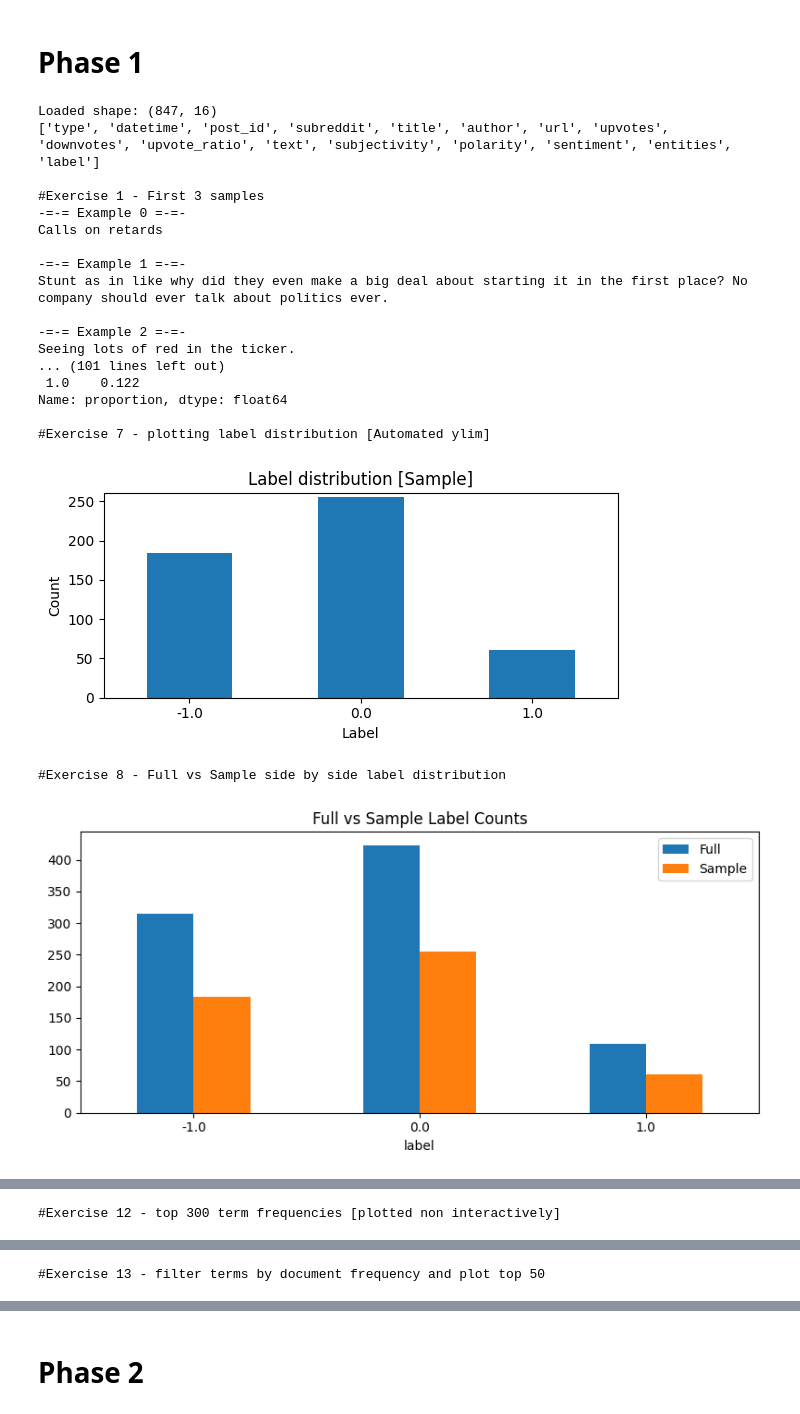
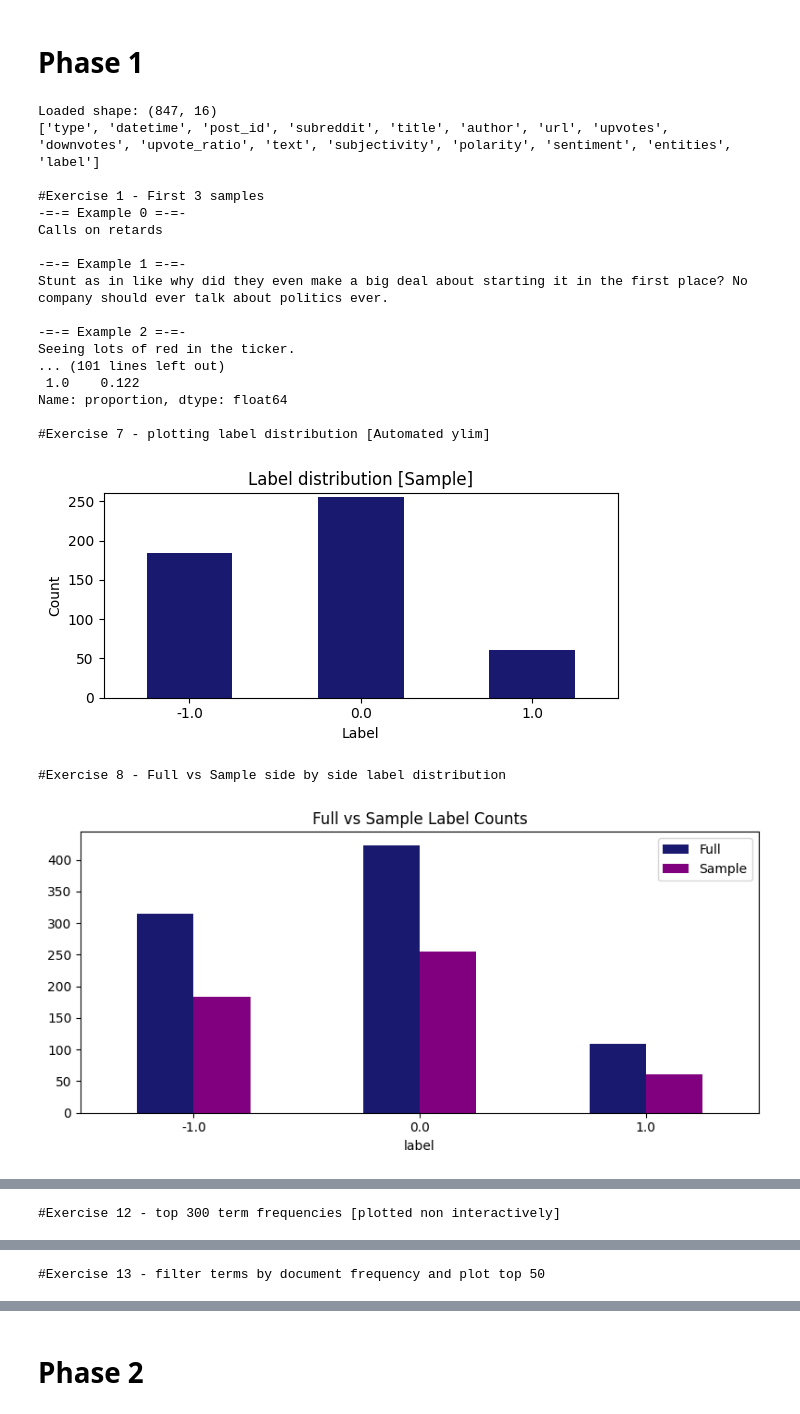
Before and after one commit to DavidGJ4/DM2025-Lab1-Exercise, a Jupyter notebook: DM2025-Lab1-Homework.ipynb, the cells around one changed output, grey strips where cells are left out. Cells and saved outputs as stored; diff of their text form; code cells hidden in the pictures.

Commit message:
COlored

```diff
--- a/DM2025-Lab1-Homework.ipynb
+++ b/DM2025-Lab1-Homework.ipynb
@@ -142,7 +142,13 @@ print(X_sample["label"].value_counts(normalize=True))
 #Exercise 7 : plotting category distribution with automated ylim
 print("\n#Exercise 7 - plotting label distribution [Automated ylim]")
 label_counts = X_sample["label"].value_counts().sort_index()
-ax = label_counts.plot(kind="bar", rot=0, figsize=(6,3), title="Label distribution [Sample]")
+ax = label_counts.plot(
+    kind="bar",
+    rot=0,
+    figsize=(6,3),
+    title="Label distribution [Sample]",
+    color="midnightblue"#ADding color
+)
 ymax = label_counts.max() + 5
 ax.set_ylim(0, ymax)
 ax.set_xlabel("Label")
@@ -155,7 +161,13 @@ print("\n#Exercise 8 - Full vs Sample side by side label distribution")
 counts_full = X["label"].value_counts().sort_index()
 counts_sample = X_sample["label"].value_counts().sort_index()
 df_counts = pd.DataFrame({"Full": counts_full, "Sample": counts_sample}).fillna(0)
-df_counts.plot(kind="bar", figsize=(8,4), rot=0, title="Full vs Sample Label Counts")
+df_counts.plot(
+    kind="bar",
+    figsize=(8,4),
+    rot=0,
+    title="Full vs Sample Label Counts",
+    color=["midnightblue", "purple"]#Making bar colors contrast each other
+)
 plt.tight_layout()
 plt.show()
 
@@ -213,7 +225,11 @@ freqs = term_frequencies
 df_terms = pd.DataFrame({"term": terms_all, "frequency": freqs})
 df_top = df_terms.nlargest(min(300, len(df_terms)), "frequency")
 plt.figure(figsize=(12,5))
-plt.bar(range(len(df_top)), df_top["frequency"].values)
+plt.bar(
+    range(len(df_top)),
+    df_top["frequency"].values,
+    color="midnightblue"
+)
 plt.xticks(range(len(df_top)), df_top["term"].values, rotation=70)
 plt.title("Top term frequencies [Up to 300 terms]")
 plt.tight_layout()
@@ -228,7 +244,7 @@ filtered_freqs = freqs[mask]
 df_filtered = pd.DataFrame({"term": filtered_terms, "frequency": filtered_freqs})
 df_top50 = df_filtered.nlargest(50, "frequency")
 plt.figure(figsize=(12,4))
-plt.bar(range(50), df_top50["frequency"])
+plt.bar(range(50), df_top50["frequency"], color="midnightblue")
 plt.xticks(range(50), df_top50["term"], rotation=70)
 plt.title("Top 50 Filtered Term Frequencies")
 plt.tight_layout()
@@ -241,7 +257,7 @@ sorted_terms = terms_all[sort_idx]
 sorted_freqs = freqs[sort_idx]
 top_n = min(50, len(sorted_terms))
 plt.figure(figsize=(12,4))
-plt.bar(range(top_n), sorted_freqs[:top_n])
+plt.bar(range(top_n), sorted_freqs[:top_n], color="midnightblue")
 plt.xticks(range(top_n), sorted_terms[:top_n], rotation=70)
 plt.title("Top 50 Terms Sorted by Frequency")
 plt.tight_layout()
@@ -251,7 +267,8 @@ plt.show()
 print("\n#Exercise 15 - log-scaled term frequencies [top 50]")
 tf_log = np.log(np.where(sorted_freqs > 0, sorted_freqs, 1))
 plt.figure(figsize=(12,4))
-plt.bar(range(top_n), tf_log[:top_n])
+plt.bar(range(top_n), tf_log[:top_n], color="midnightblue")
+plt.style.use("default")
 plt.xticks(range(top_n), sorted_terms[:top_n], rotation=70)
 plt.title("Top 50 Terms [Log Scaled Frequencies]")
 plt.tight_layout()
@@ -283,7 +300,12 @@ print(X_pre["label"].value_counts())
 #basic plot of polarity distribution
 if "polarity" in X_pre.columns:
     plt.figure(figsize=(6,3))
-    sns.histplot(X_pre["polarity"].dropna(), bins=20, kde=False)
+    sns.histplot(
+        X_pre["polarity"].dropna(),
+        bins=20,
+        kde=False,
+        color="midnightblue"
+    )
     plt.title("Polarity Distribution")
     plt.tight_layout()
     plt.show()
@@ -293,7 +315,11 @@ print("\n#Additional Visualizations")
 #1. Label distribution with percentages
 plt.figure(figsize=(6,3))
 counts = X_pre["label"].value_counts().sort_index()
-ax = counts.plot(kind="bar", rot=0)
+ax = counts.plot(
+    kind="bar",
+    rot=0,
+    color=["midnightblue", "purple", "midnightblue"]
+)
 ax.set_xlabel("Label (-1 negative, 0 neutral, 1 positive)")
 ax.set_ylabel("Count")
 for p in ax.patches:
@@ -306,7 +332,15 @@ plt.show()
 #2. Polarity vs text length scatter
 if "polarity" in X_pre.columns:
     plt.figure(figsize=(6,4))
-    sns.scatterplot(data=X_pre, x="text_length", y="polarity", hue="label", palette="deep", alpha=0.7)
+    sns.scatterplot(
+        data=X_pre,
+        x="text_length",
+        y="polarity",
+        hue="label",
+        palette={-1: "red", 0: "orange", 1: "green"},
+        #colored in a way that its easily recongonized by me...red=bad green=good
+        alpha=0.7
+    )
     plt.title("Polarity vs Text Length by Label")
     plt.tight_layout()
     plt.show()
@@ -319,43 +353,50 @@ if "entities" in X_pre.columns:
     if len(all_ents) > 0:
         ent_counts = pd.Series(all_ents).value_counts().nlargest(20)
         plt.figure(figsize=(8,4))
-        ent_counts.plot(kind="bar")
+        ent_counts.plot(
+            kind="bar",
+            color=["midnightblue" if i % 2 == 0 else "purple" for i in range(len(ent_counts))]
+        )
         plt.title("Top Entities [up to 20]")
         plt.xlabel("Entity")
         plt.ylabel("Count")
         plt.tight_layout()
         plt.show()
     else:
         print("No parsed entities to plot.")
 
 #4. upvotes distribution
 if "upvotes" in X_pre.columns:
     plt.figure(figsize=(6,3))
-    sns.histplot(X_pre["upvotes"].fillna(0), bins=30)
+    sns.histplot(
+        X_pre["upvotes"].fillna(0),
+        bins=30,
+        color="midnightblue"   # midnight blue
+    )
     plt.title("Upvotes Distribution")
     plt.tight_layout()
     plt.show()
 # %% [output]
 Loaded shape: (847, 16)
 ['type', 'datetime', 'post_id', 'subreddit', 'title', 'author', 'url', 'upvotes', 'downvotes', 'upvote_ratio', 'text', 'subjectivity', 'polarity', 'sentiment', 'entities', 'label']
 
 #Exercise 1 - First 3 samples
 -=-= Example 0 =-=-
 Calls on retards
 
 -=-= Example 1 =-=-
 Stunt as in like why did they even make a big deal about starting it in the first place? No company should ever talk about politics ever.
 
 -=-= Example 2 =-=-
 Seeing lots of red in the ticker.
 ... (101 lines left out)
  1.0    0.122
 Name: proportion, dtype: float64
 
 #Exercise 7 - plotting label distribution [Automated ylim]
-[figure, old version]
+[figure, new version]
 #Exercise 8 - Full vs Sample side by side label distribution
-[figure, old version]
+[figure, new version]
 #Exercise 9 - use build_analyzer on 1st text
 First text: Calls on retards
 Tokens [analyzer]: ['calls', 'on', 'retards']
```
Also changed, not shown: parts of 1 cell of this notebook.
